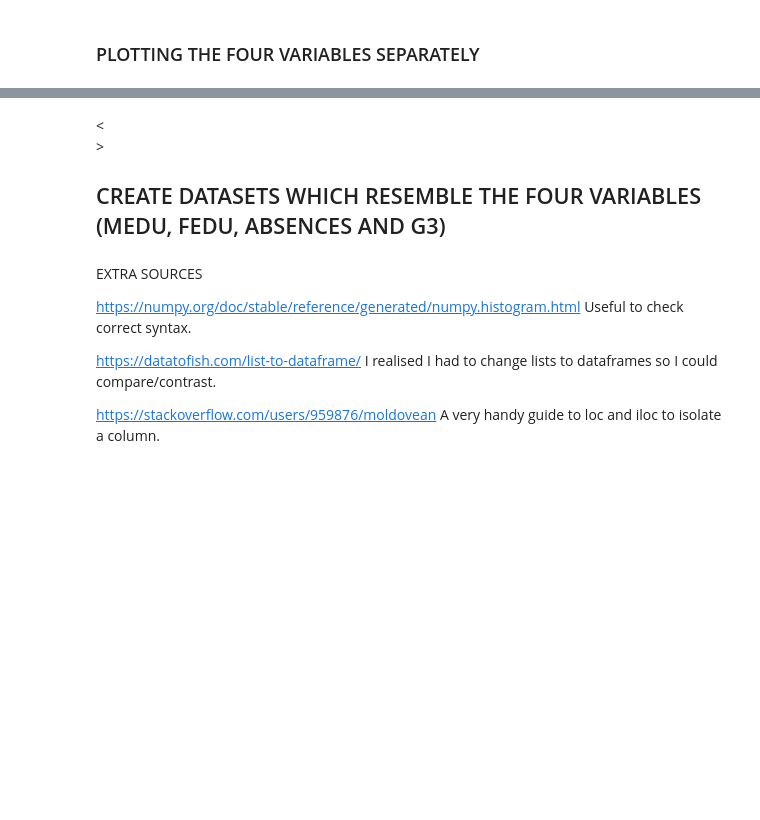
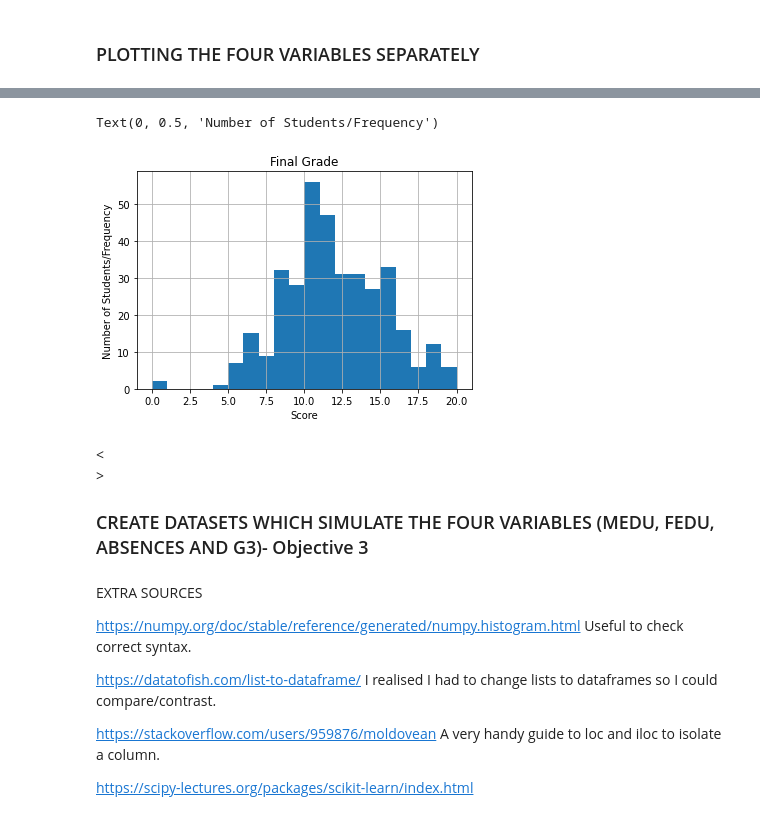
Before and after one commit to mobm65/Educational-Attainment---PDA-Project, a Jupyter notebook: PDA Project.ipynb, the cells around one changed output, grey strips where cells are left out. Saved outputs shown, nothing was run; the diff lists cells and outputs as text; code cells hidden in the pictures; blank space fills up the shorter version.

```diff
--- a/PDA Project.ipynb
+++ b/PDA Project.ipynb
@@ -288,16 +460,19 @@ plt.ylabel("Number of Absences/Frequency")
 # %%
 # Creating a histogram to illustrate final year grades (G3).
 from pandas import DataFrame
 
 G3 = dfgrade.iloc[:,[6]]
-plt.hist = G3.hist(bins = 20)
+G3.hist(bins = 20)
 plt.title("Final Grade")
 plt.xlabel("Score")
 plt.ylabel("Number of Students/Frequency")
+# %% [output]
+Text(0, 0.5, 'Number of Students/Frequency')
+[figure, added]
 # %% [markdown]
 <<br>>
 
-## CREATE DATASETS WHICH RESEMBLE THE FOUR VARIABLES (MEDU, FEDU, ABSENCES AND G3)
+### CREATE DATASETS WHICH SIMULATE THE FOUR VARIABLES (MEDU, FEDU, ABSENCES AND G3)- Objective 3
 # %% [markdown]
 EXTRA SOURCES
 
@@ -309,3 +484,5 @@ I realised I had to change lists to dataframes so I could compare/contrast.
 
 https://stackoverflow.com/users/959876/moldovean
 A very handy guide to loc and iloc to isolate a column.
+
+https://scipy-lectures.org/packages/scikit-learn/index.html
```
Also changed, not shown: parts of 50 cells of this notebook.
